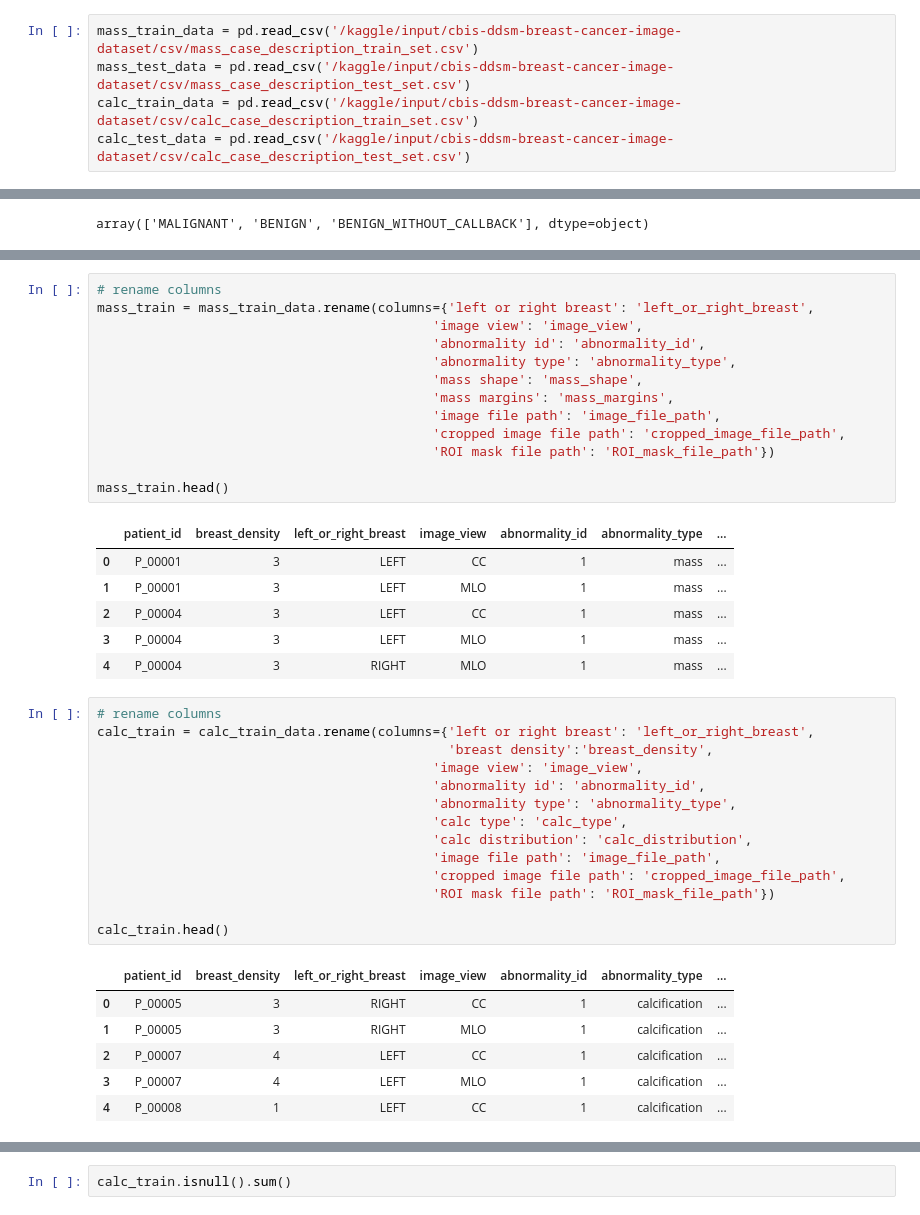
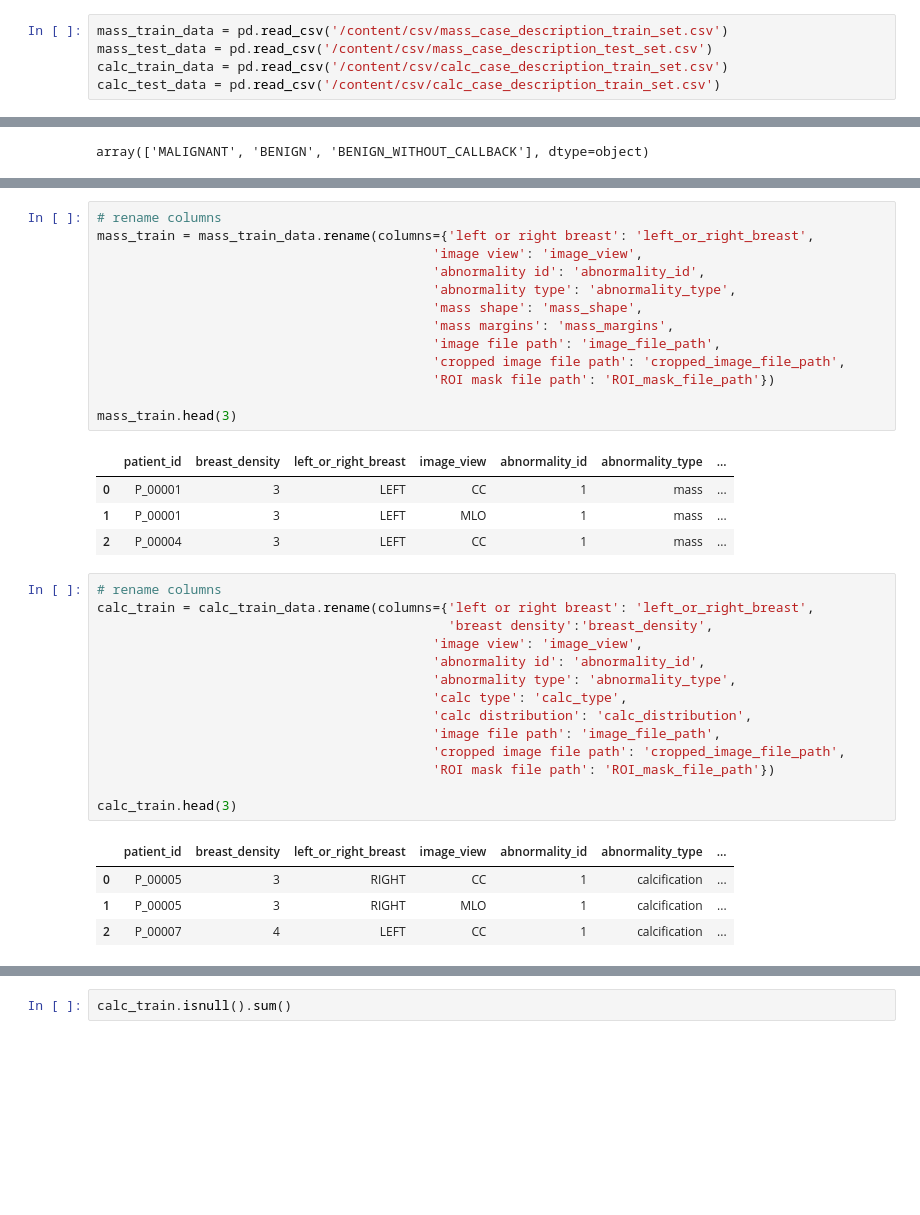
Before and after one commit to kiboiWanjohi/mammo, a Jupyter notebook: densenet169_cbis_ddsm_colab-no-val-loss.ipynb, the cells around one changed output, grey strips where cells are left out. Drawn from its saved outputs; the diff is of its cells as text; blank space fills up the shorter version.

```diff
--- a/densenet169_cbis_ddsm_colab-no-val-loss.ipynb
+++ b/densenet169_cbis_ddsm_colab-no-val-loss.ipynb
@@ -205,8 +228,8 @@ sys.getsizeof(roi_mask_images)
 # %% [markdown]
 mass and calci csv read (train and test)
 # %%
-mass_train_data = pd.read_csv('/kaggle/input/cbis-ddsm-breast-cancer-image-dataset/csv/mass_case_description_train_set.csv')
-mass_test_data = pd.read_csv('/kaggle/input/cbis-ddsm-breast-cancer-image-dataset/csv/mass_case_description_test_set.csv')
-calc_train_data = pd.read_csv('/kaggle/input/cbis-ddsm-breast-cancer-image-dataset/csv/calc_case_description_train_set.csv')
-calc_test_data = pd.read_csv('/kaggle/input/cbis-ddsm-breast-cancer-image-dataset/csv/calc_case_description_test_set.csv')
+mass_train_data = pd.read_csv('/content/csv/mass_case_description_train_set.csv')
+mass_test_data = pd.read_csv('/content/csv/mass_case_description_test_set.csv')
+calc_train_data = pd.read_csv('/content/csv/calc_case_description_train_set.csv')
+calc_test_data = pd.read_csv('/content/csv/calc_case_description_train_set.csv')
 # %%
@@ -444,23 +473,21 @@ memory usage: 169.2+ KB
 # %%
 # rename columns
 mass_train = mass_train_data.rename(columns={'left or right breast': 'left_or_right_breast',
                                            'image view': 'image_view',
                                            'abnormality id': 'abnormality_id',
                                            'abnormality type': 'abnormality_type',
                                            'mass shape': 'mass_shape',
                                            'mass margins': 'mass_margins',
                                            'image file path': 'image_file_path',
                                            'cropped image file path': 'cropped_image_file_path',
                                            'ROI mask file path': 'ROI_mask_file_path'})
 
-mass_train.head()
+mass_train.head(3)
 # %% [output]
 |  | patient_id | breast_density | left_or_right_breast | image_view | abnormality_id | abnormality_type | ... |
 | 0 | P_00001 | 3 | LEFT | CC | 1 | mass | ... |
 | 1 | P_00001 | 3 | LEFT | MLO | 1 | mass | ... |
 | 2 | P_00004 | 3 | LEFT | CC | 1 | mass | ... |
-| 3 | P_00004 | 3 | LEFT | MLO | 1 | mass | ... |
-| 4 | P_00004 | 3 | RIGHT | MLO | 1 | mass | ... |
 # %%
 # rename columns
 calc_train = calc_train_data.rename(columns={'left or right breast': 'left_or_right_breast',
@@ -474,14 +501,12 @@ calc_train = calc_train_data.rename(columns={'left or right breast': 'left_or_ri
                                            'cropped image file path': 'cropped_image_file_path',
                                            'ROI mask file path': 'ROI_mask_file_path'})
 
-calc_train.head()
+calc_train.head(3)
 # %% [output]
 |  | patient_id | breast_density | left_or_right_breast | image_view | abnormality_id | abnormality_type | ... |
 | 0 | P_00005 | 3 | RIGHT | CC | 1 | calcification | ... |
 | 1 | P_00005 | 3 | RIGHT | MLO | 1 | calcification | ... |
 | 2 | P_00007 | 4 | LEFT | CC | 1 | calcification | ... |
-| 3 | P_00007 | 4 | LEFT | MLO | 1 | calcification | ... |
-| 4 | P_00008 | 1 | LEFT | CC | 1 | calcification | ... |
 # %%
 # check for null values
 mass_train.isnull().sum()
```
Also changed, not shown: parts of 30 cells of this notebook.
